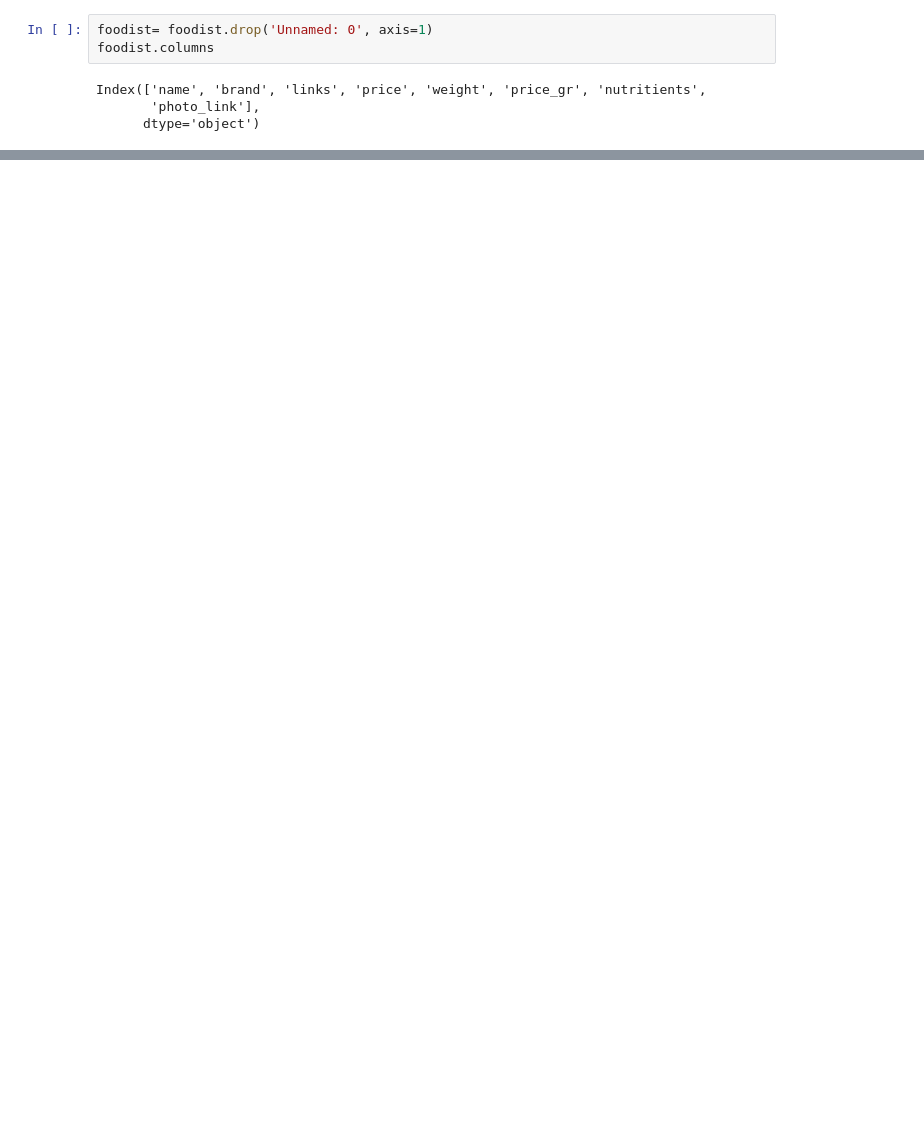
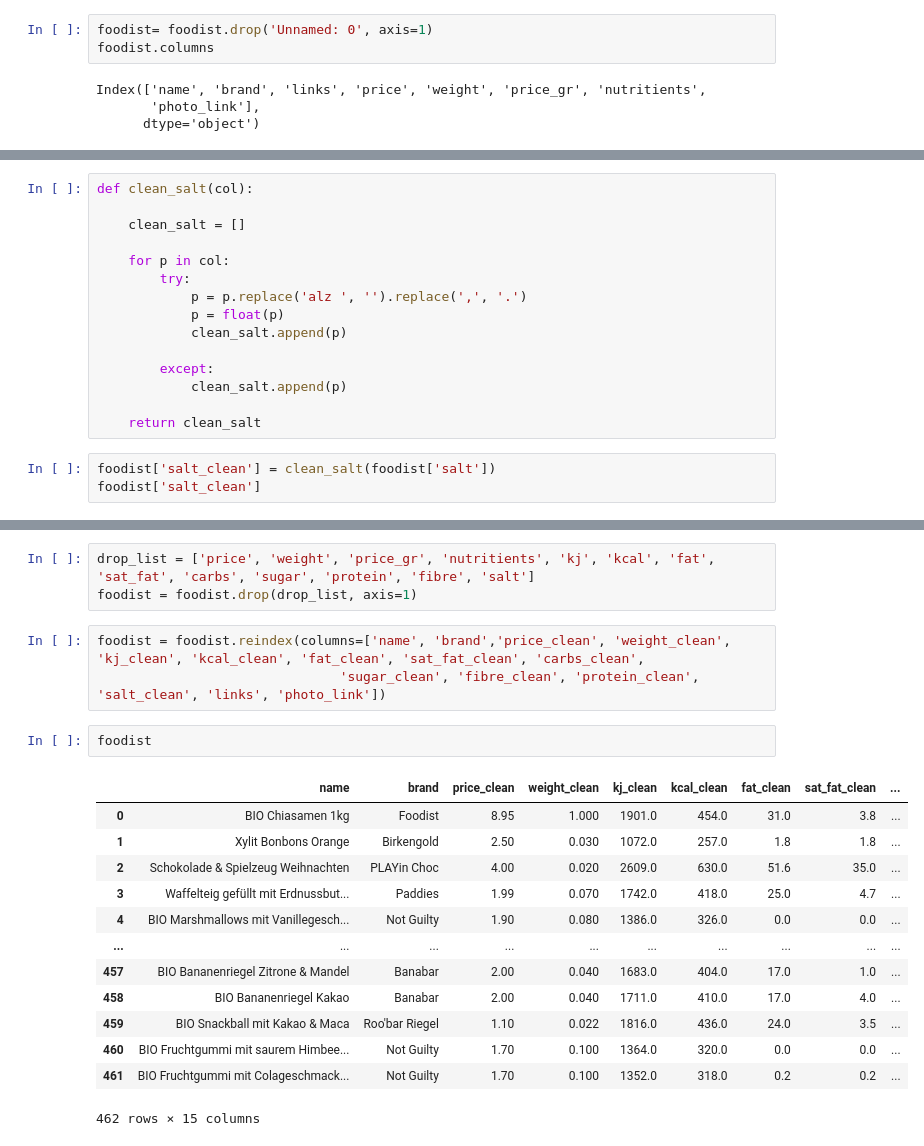
Before and after one commit to katharina-beriault/Final_Project_Vegan-Snack-Recommender_Clustering, a Jupyter notebook: Python/Cleaning.ipynb, the cells around one changed output, grey strips where cells are left out. Drawn from its saved outputs; the diff is of its cells as text; blank space fills up the shorter version.

```diff
--- a/Python/Cleaning.ipynb
+++ b/Python/Cleaning.ipynb
@@ -1006,0 +1569,18 @@ Index(['name', 'brand', 'links', 'price', 'weight', 'price_gr', 'nutritients',
+# %%
+def clean_salt(col):
+
+    clean_salt = []
+
+    for p in col:
+        try:
+            p = p.replace('alz ', '').replace(',', '.')
+            p = float(p)
+            clean_salt.append(p)
+
+        except:
+            clean_salt.append(p)
+
+    return clean_salt
+# %%
+foodist['salt_clean'] = clean_salt(foodist['salt'])
+foodist['salt_clean']
@@ -1006,0 +1632,22 @@ Index(['name', 'brand', 'links', 'price', 'weight', 'price_gr', 'nutritients',
+# %%
+drop_list = ['price', 'weight', 'price_gr', 'nutritients', 'kj', 'kcal', 'fat', 'sat_fat', 'carbs', 'sugar', 'protein', 'fibre', 'salt']
+foodist = foodist.drop(drop_list, axis=1)
+# %%
+foodist = foodist.reindex(columns=['name', 'brand','price_clean', 'weight_clean', 'kj_clean', 'kcal_clean', 'fat_clean', 'sat_fat_clean', 'carbs_clean',
+                               'sugar_clean', 'fibre_clean', 'protein_clean', 'salt_clean', 'links', 'photo_link'])
+# %%
+foodist
+# %% [output]
+|  | name | brand | price_clean | weight_clean | kj_clean | kcal_clean | fat_clean | sat_fat_clean | ... |
+| 0 | BIO Chiasamen 1kg | Foodist | 8.95 | 1.000 | 1901.0 | 454.0 | 31.0 | 3.8 | ... |
+| 1 | Xylit Bonbons Orange | Birkengold | 2.50 | 0.030 | 1072.0 | 257.0 | 1.8 | 1.8 | ... |
+| 2 | Schokolade & Spielzeug Weihnachten | PLAYin Choc | 4.00 | 0.020 | 2609.0 | 630.0 | 51.6 | 35.0 | ... |
+| 3 | Waffelteig gefüllt mit Erdnussbut... | Paddies | 1.99 | 0.070 | 1742.0 | 418.0 | 25.0 | 4.7 | ... |
+| 4 | BIO Marshmallows mit Vanillegesch... | Not Guilty | 1.90 | 0.080 | 1386.0 | 326.0 | 0.0 | 0.0 | ... |
+| ... | ... | ... | ... | ... | ... | ... | ... | ... | ... |
+| 457 | BIO Bananenriegel Zitrone & Mandel | Banabar | 2.00 | 0.040 | 1683.0 | 404.0 | 17.0 | 1.0 | ... |
+| 458 | BIO Bananenriegel Kakao | Banabar | 2.00 | 0.040 | 1711.0 | 410.0 | 17.0 | 4.0 | ... |
+| 459 | BIO Snackball mit Kakao & Maca | Roo'bar Riegel | 1.10 | 0.022 | 1816.0 | 436.0 | 24.0 | 3.5 | ... |
+| 460 | BIO Fruchtgummi mit saurem Himbee... | Not Guilty | 1.70 | 0.100 | 1364.0 | 320.0 | 0.0 | 0.0 | ... |
+| 461 | BIO Fruchtgummi mit Colageschmack... | Not Guilty | 1.70 | 0.100 | 1352.0 | 318.0 | 0.2 | 0.2 | ... |
+462 rows × 15 columns
```
Also changed, not shown: parts of 89 cells of this notebook, 1 other file.
